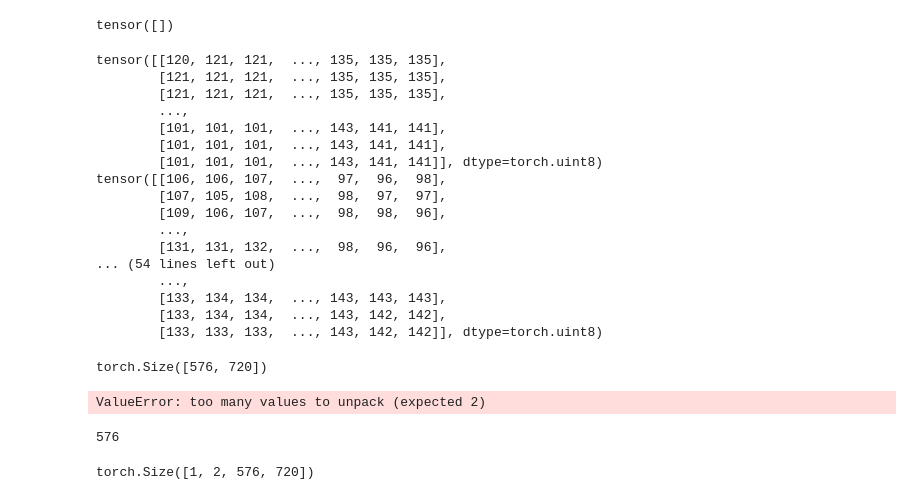
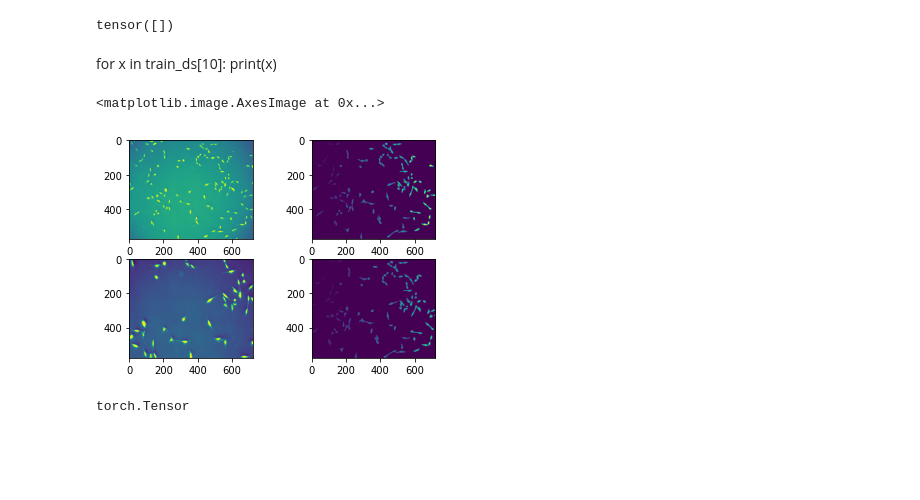
Before and after one commit to shizhs/COMP9517, a Jupyter notebook: test_augemtation.ipynb, the cells around one changed output. Cells and saved outputs as stored; diff of their text form; code cells hidden in the pictures; blank space fills up the shorter version.

```diff
--- a/test_augemtation.ipynb
+++ b/test_augemtation.ipynb
@@ -120,46 +140,19 @@ tensor([], size=(1, 0))
 train_ds[0]
 # %% [output]
 tensor([])
-# %%
-for x, y in train_ds[10]:
-    print(x
-# %% [output]
-tensor([[120, 121, 121,  ..., 135, 135, 135],
-        [121, 121, 121,  ..., 135, 135, 135],
-        [121, 121, 121,  ..., 135, 135, 135],
-        ...,
-        [101, 101, 101,  ..., 143, 141, 141],
-        [101, 101, 101,  ..., 143, 141, 141],
-        [101, 101, 101,  ..., 143, 141, 141]], dtype=torch.uint8)
-tensor([[106, 106, 107,  ...,  97,  96,  98],
-        [107, 105, 108,  ...,  98,  97,  97],
-        [109, 106, 107,  ...,  98,  98,  96],
-        ...,
-        [131, 131, 132,  ...,  98,  96,  96],
-... (54 lines left out)
-        ...,
-        [133, 134, 134,  ..., 143, 143, 143],
-        [133, 134, 134,  ..., 143, 142, 142],
-        [133, 133, 133,  ..., 143, 142, 142]], dtype=torch.uint8)
-# %%
-np.shape(x)
-# %% [output]
-torch.Size([576, 720])
+# %% [markdown]
+for x in train_ds[10]:
+    print(x)
 # %%
-i = 10
-x, y = train_ds[i]
 fig=plt.figure()
 fig.add_subplot(2, 2, 1)
 plt.imshow(image)
 fig.add_subplot(2, 2, 2)
 plt.imshow(mask)
 fig.add_subplot(2, 2, 3)
-plt.imshow(train_ds[i][0][0])
+plt.imshow(train_ds[1][0][0])
 fig.add_subplot(2, 2, 4)
-plt.imshow(train_ds[i][0][1])
+plt.imshow(train_ds[1][0][1])
 # %% [output]
-ValueError: too many values to unpack (expected 2)
+<matplotlib.image.AxesImage at 0x...>
+[figure, added]
-# %%
-len(train_ds[:])
-# %% [output]
-576
@@ -168,9 +159,9 @@ typ
 # %%
-type(train_ds)
+type(train_ds[2])
 #train_ds[0].shape()
-np.shape(train_ds[0])
+#np.shape(train_ds[0])
 # %% [output]
-torch.Size([1, 2, 576, 720])
+torch.Tensor
 # %%
 model = UNET(1, 3).to('cpu')
 # %%
```
Also changed, not shown: parts of 8 cells of this notebook, 2 other files.
